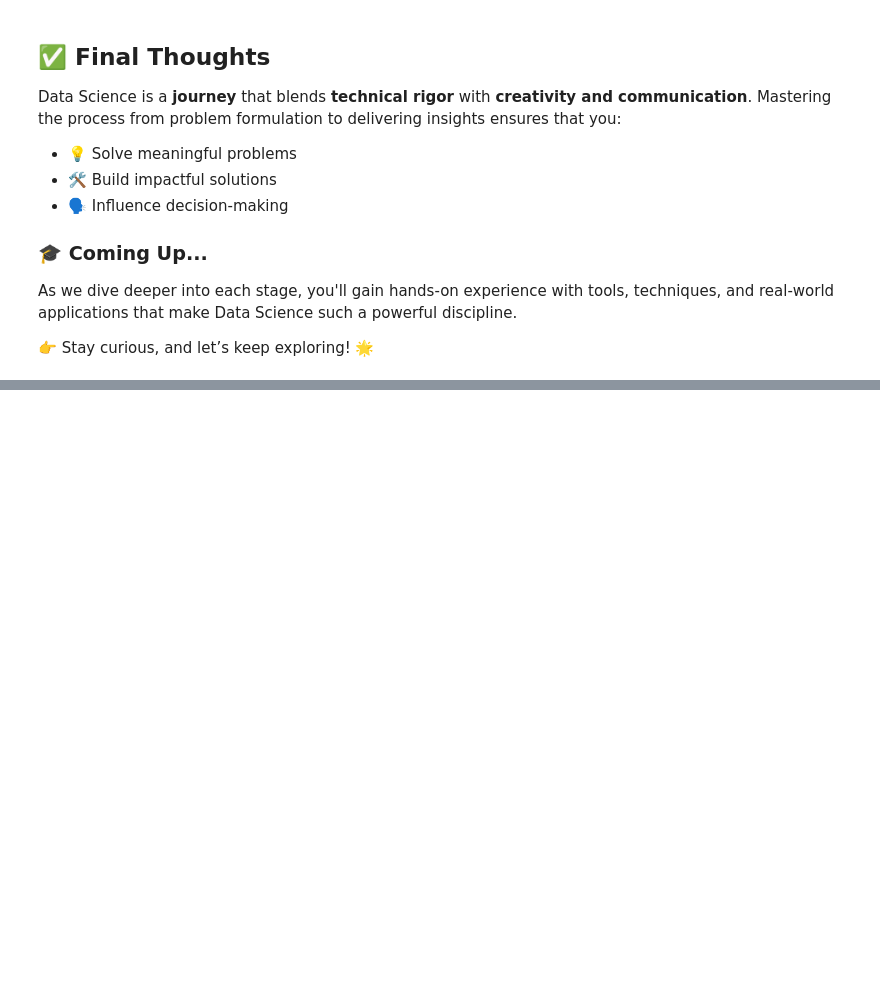
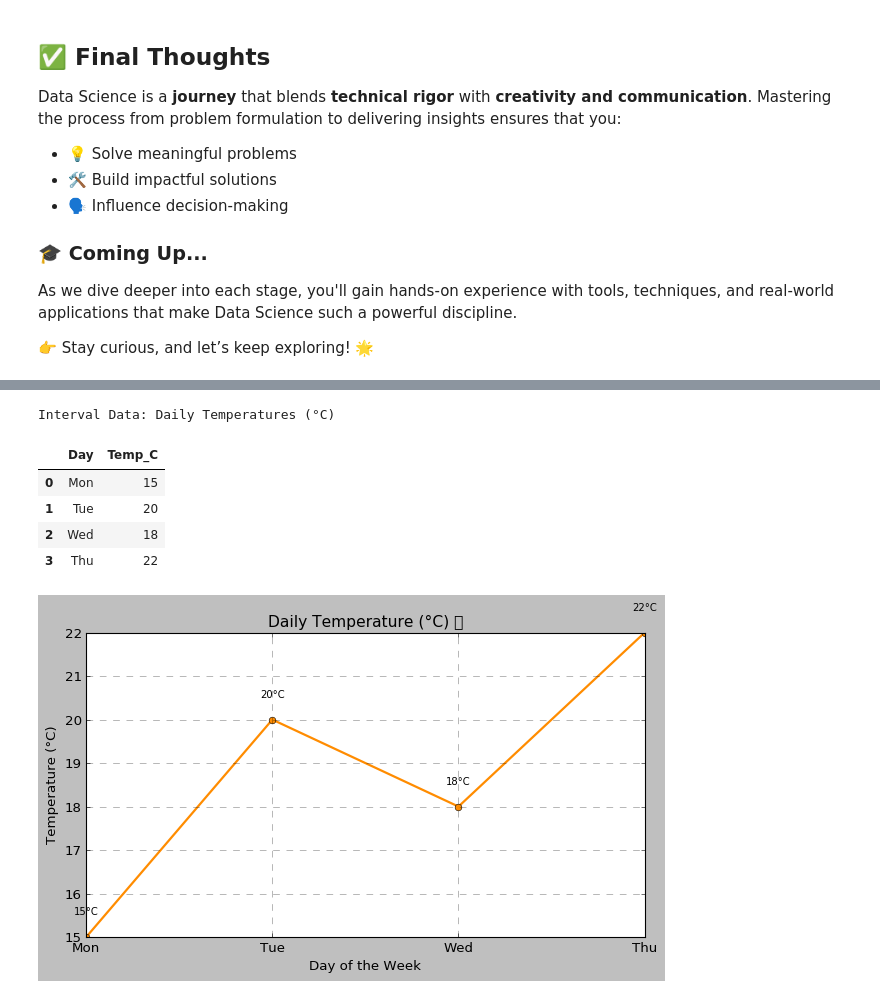
Before and after one commit to AhmadMananOfficial/Data-Science, a Jupyter notebook: NoteBook.ipynb, the cells around one changed output, grey strips where cells are left out. Drawn from its saved outputs; the diff is of its cells as text; code cells hidden in the pictures; blank space fills up the shorter version.

```diff
--- a/NoteBook.ipynb
+++ b/NoteBook.ipynb
@@ -374,0 +854,49 @@ As we dive deeper into each stage, you'll gain hands-on experience with tools, t
+# %%
+import warnings
+warnings.filterwarnings('ignore')  # Optional: Suppress warnings
+
+import numpy as np
+import pandas as pd
+import matplotlib.pyplot as plt
+from IPython.display import display
+
+# Interval data: Daily temperature in Celsius (interval scale = meaningful differences, no true zero)
+data = pd.DataFrame({
+    'Day': ['Mon', 'Tue', 'Wed', 'Thu'],
+    'Temp_C': [15, 20, 18, 22]
+})
+
+print("Interval Data: Daily Temperatures (°C)")
+display(data)
+
+# Set plot style
+plt.style.use('_classic_test_patch')
+# plt.style.available   To check other style
+
+# Create the plot
+plt.figure(figsize=(8, 5))
+plt.plot(data['Day'], data['Temp_C'], marker='o', linestyle='-', color='darkorange', linewidth=2)
+
+# Annotate data points
+for i, temp in enumerate(data['Temp_C']):
+    plt.text(i, temp + 0.5, f"{temp}°C", ha='center', fontsize=9)
+
+# Title and labels
+plt.title('Daily Temperature (°C) 🌡️', fontsize=14)
+plt.xlabel('Day of the Week')
+plt.ylabel('Temperature (°C)')
+
+# Grid and layout
+plt.grid(True, linestyle='--', alpha=0.5)
+plt.tight_layout()
+
+# Show the plot
+plt.show()
+# %% [output]
+Interval Data: Daily Temperatures (°C)
+|  | Day | Temp_C |
+| 0 | Mon | 15 |
+| 1 | Tue | 20 |
+| 2 | Wed | 18 |
+| 3 | Thu | 22 |
+[figure, added]
```
Also changed, not shown: parts of 32 cells of this notebook, 4 other files.
